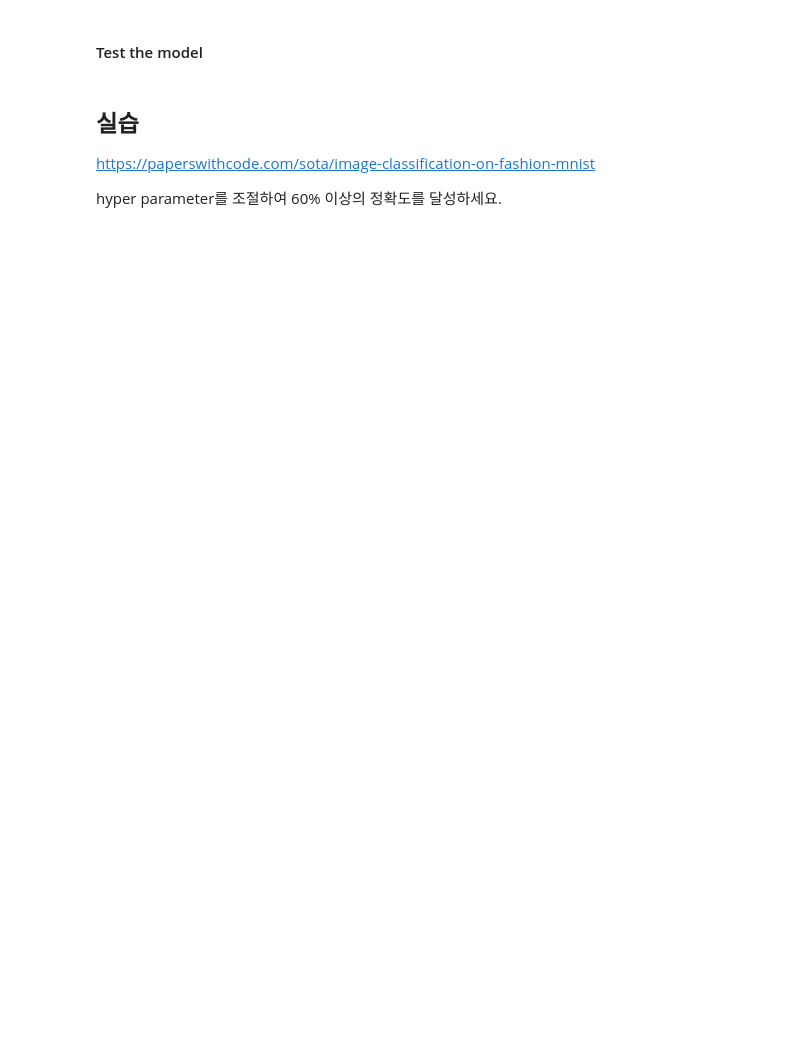
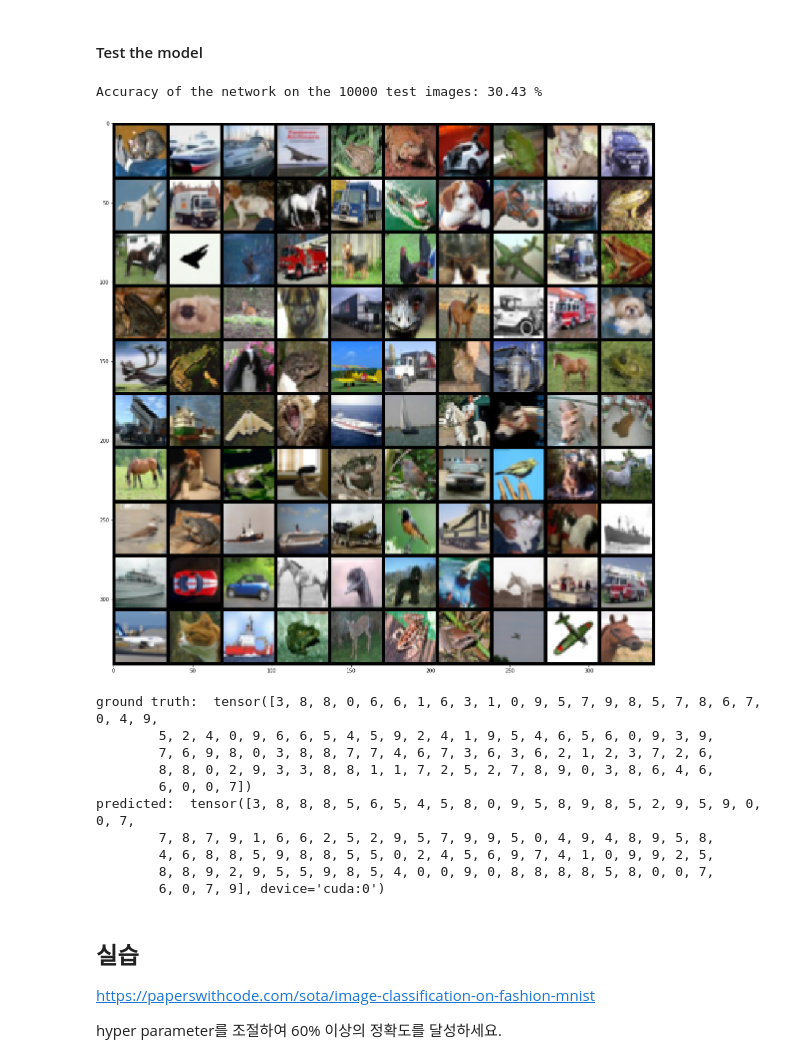
Before and after one commit to EG-Kim/pytorch_example_01, a Jupyter notebook: 6_Feedforward_Neural_Network_CIFAR10.ipynb, the cells around one changed output. Cells and saved outputs as stored; diff of their text form; code cells hidden in the pictures; blank space fills up the shorter version.

```diff
--- a/6_Feedforward_Neural_Network_CIFAR10.ipynb
+++ b/6_Feedforward_Neural_Network_CIFAR10.ipynb
@@ -51,0 +68,4 @@ test_loader = torch.utils.data.DataLoader(dataset=test_dataset,
+# %%
+dataiter = iter(train_loader)
+images, labels = dataiter.next()
+images.shape
@@ -109,34 +152,48 @@ with torch.no_grad():
         correct += (predicted == labels).sum().item()
 
     print('Accuracy of the network on the 10000 test images: {} %'.format(100 * correct / total))
+# %% [output]
+Accuracy of the network on the 10000 test images: 30.43 %
 # %%
 # functions to show an image
 def imshow(img):
     npimg = img.numpy()
     plt.figure(figsize=(20, 20))
     plt.imshow(np.transpose(npimg, (1, 2, 0)))
     plt.show()
 
 
 with torch.no_grad():
     # get some random training images
     dataiter = iter(test_loader)
     images, labels = dataiter.next()
 
     # show images
     imshow(torchvision.utils.make_grid(images, nrow=10))
 
-    images = images.reshape(-1, 32*32*3)
+    images = images.reshape(-1, 32*32*3).to(device)
     outputs = model(images)
 
     _, predicted = torch.max(outputs.data, 1)
 
 
 
 
     # print labels
     print("ground truth: ", labels)
     print("predicted: ", predicted)
+# %% [output]
+[figure, added]
+ground truth:  tensor([3, 8, 8, 0, 6, 6, 1, 6, 3, 1, 0, 9, 5, 7, 9, 8, 5, 7, 8, 6, 7, 0, 4, 9,
+        5, 2, 4, 0, 9, 6, 6, 5, 4, 5, 9, 2, 4, 1, 9, 5, 4, 6, 5, 6, 0, 9, 3, 9,
+        7, 6, 9, 8, 0, 3, 8, 8, 7, 7, 4, 6, 7, 3, 6, 3, 6, 2, 1, 2, 3, 7, 2, 6,
+        8, 8, 0, 2, 9, 3, 3, 8, 8, 1, 1, 7, 2, 5, 2, 7, 8, 9, 0, 3, 8, 6, 4, 6,
+        6, 0, 0, 7])
+predicted:  tensor([3, 8, 8, 8, 5, 6, 5, 4, 5, 8, 0, 9, 5, 8, 9, 8, 5, 2, 9, 5, 9, 0, 0, 7,
+        7, 8, 7, 9, 1, 6, 6, 2, 5, 2, 9, 5, 7, 9, 9, 5, 0, 4, 9, 4, 8, 9, 5, 8,
+        4, 6, 8, 8, 5, 9, 8, 8, 5, 5, 0, 2, 4, 5, 6, 9, 7, 4, 1, 0, 9, 9, 2, 5,
+        8, 8, 9, 2, 9, 5, 5, 9, 8, 5, 4, 0, 0, 9, 0, 8, 8, 8, 8, 5, 8, 0, 0, 7,
+        6, 0, 7, 9], device='cuda:0')
 # %% [markdown]
 ## 실습
 
```
Also changed, not shown: parts of 13 cells of this notebook.
